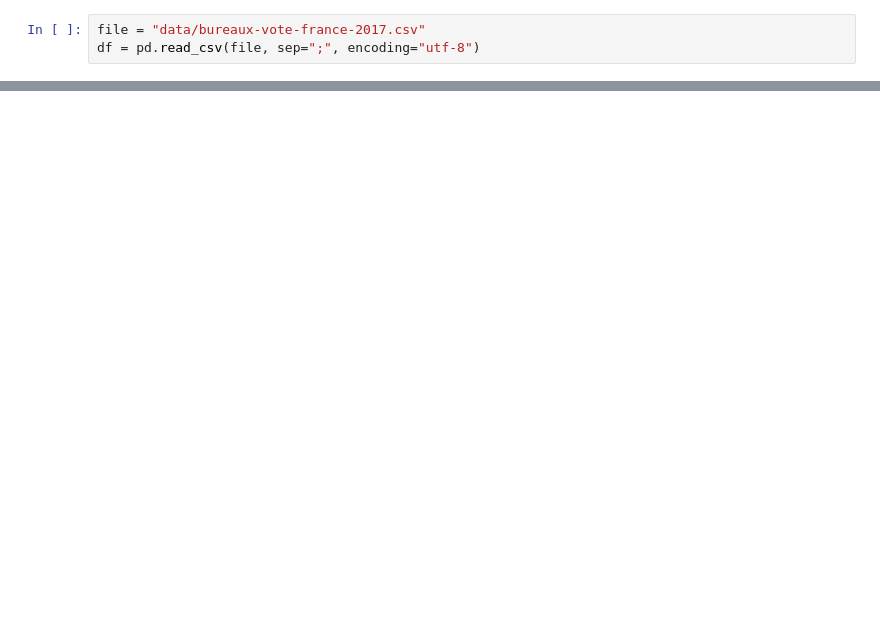
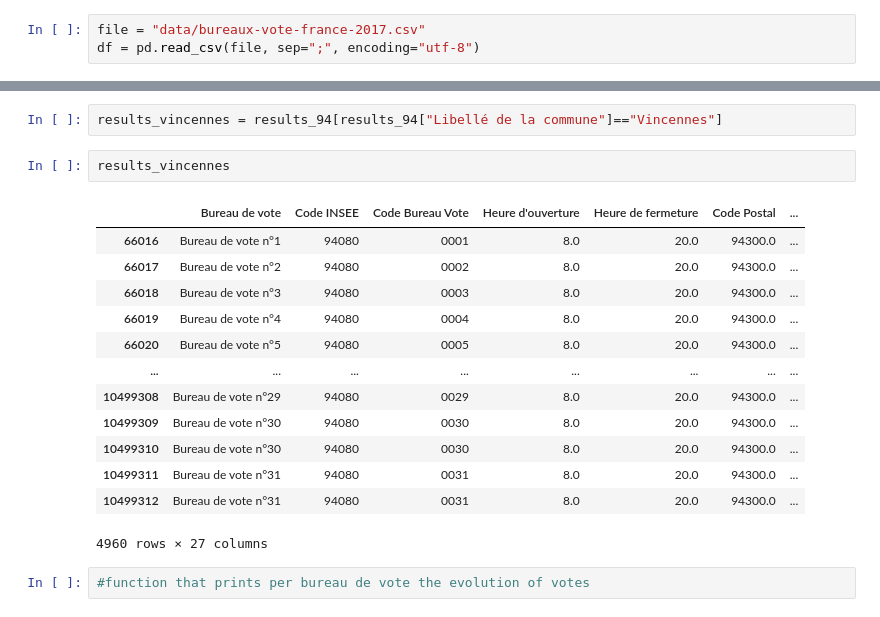
Before and after one commit to joevincentgaltie/donnees_electorales, a Jupyter notebook: notebook_principal.ipynb, the cells around one changed output, grey strips where cells are left out. Cells and saved outputs as stored; diff of their text form; blank space fills up the shorter version.

```diff
--- a/notebook_principal.ipynb
+++ b/notebook_principal.ipynb
@@ -868,0 +1029,20 @@ df
+# %%
+results_vincennes = results_94[results_94["Libellé de la commune"]=="Vincennes"]
+# %%
+results_vincennes
+# %% [output]
+|  | Bureau de vote | Code INSEE | Code Bureau Vote | Heure d'ouverture | Heure de fermeture | Code Postal | ... |
+| 66016 | Bureau de vote n°1 | 94080 | 0001 | 8.0 | 20.0 | 94300.0 | ... |
+| 66017 | Bureau de vote n°2 | 94080 | 0002 | 8.0 | 20.0 | 94300.0 | ... |
+| 66018 | Bureau de vote n°3 | 94080 | 0003 | 8.0 | 20.0 | 94300.0 | ... |
+| 66019 | Bureau de vote n°4 | 94080 | 0004 | 8.0 | 20.0 | 94300.0 | ... |
+| 66020 | Bureau de vote n°5 | 94080 | 0005 | 8.0 | 20.0 | 94300.0 | ... |
+| ... | ... | ... | ... | ... | ... | ... | ... |
+| 10499308 | Bureau de vote n°29 | 94080 | 0029 | 8.0 | 20.0 | 94300.0 | ... |
+| 10499309 | Bureau de vote n°30 | 94080 | 0030 | 8.0 | 20.0 | 94300.0 | ... |
+| 10499310 | Bureau de vote n°30 | 94080 | 0030 | 8.0 | 20.0 | 94300.0 | ... |
+| 10499311 | Bureau de vote n°31 | 94080 | 0031 | 8.0 | 20.0 | 94300.0 | ... |
+| 10499312 | Bureau de vote n°31 | 94080 | 0031 | 8.0 | 20.0 | 94300.0 | ... |
+4960 rows × 27 columns
+# %%
+#function that prints per bureau de vote the evolution of votes
```
Also changed, not shown: parts of 36 cells of this notebook.
